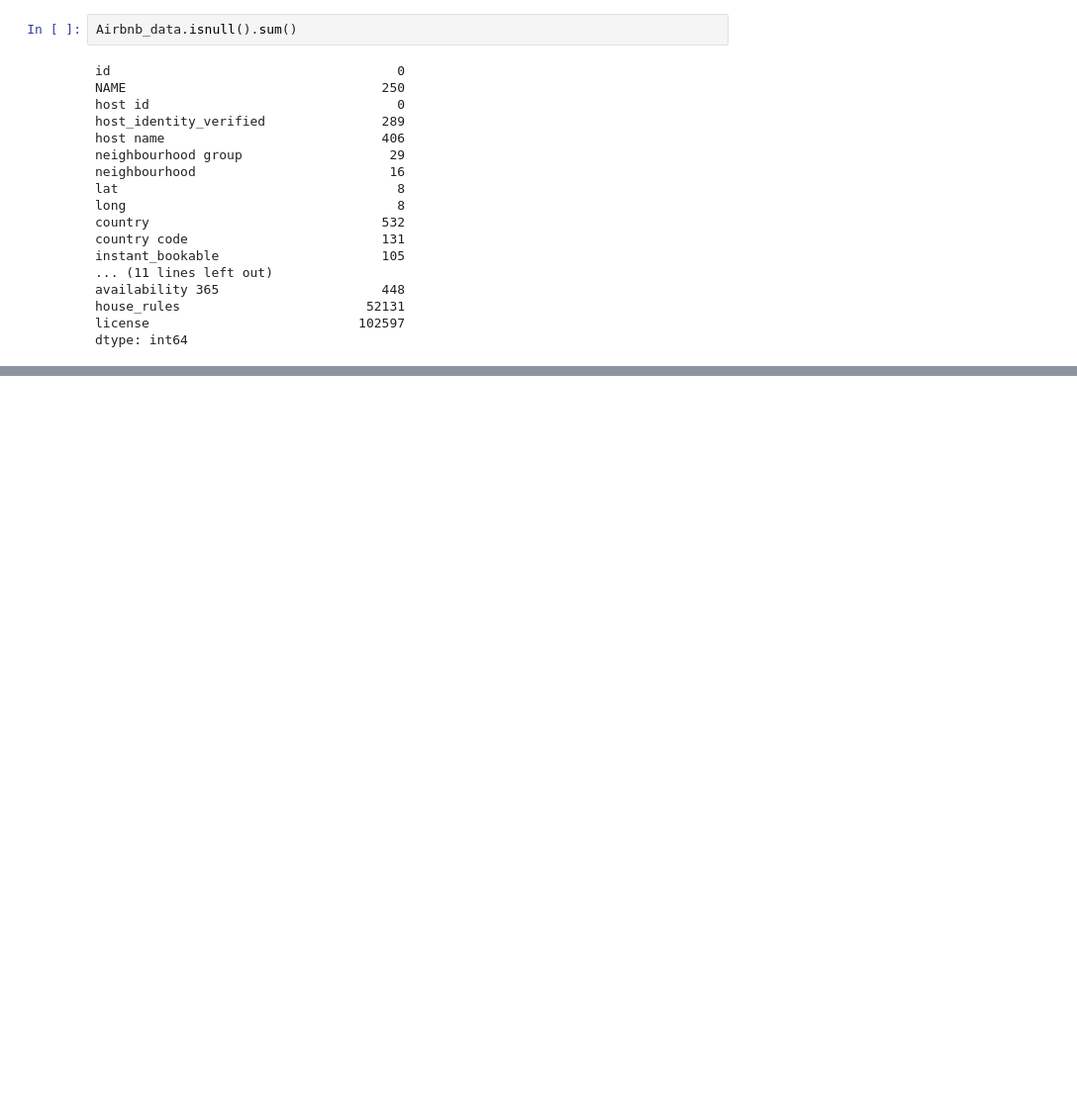
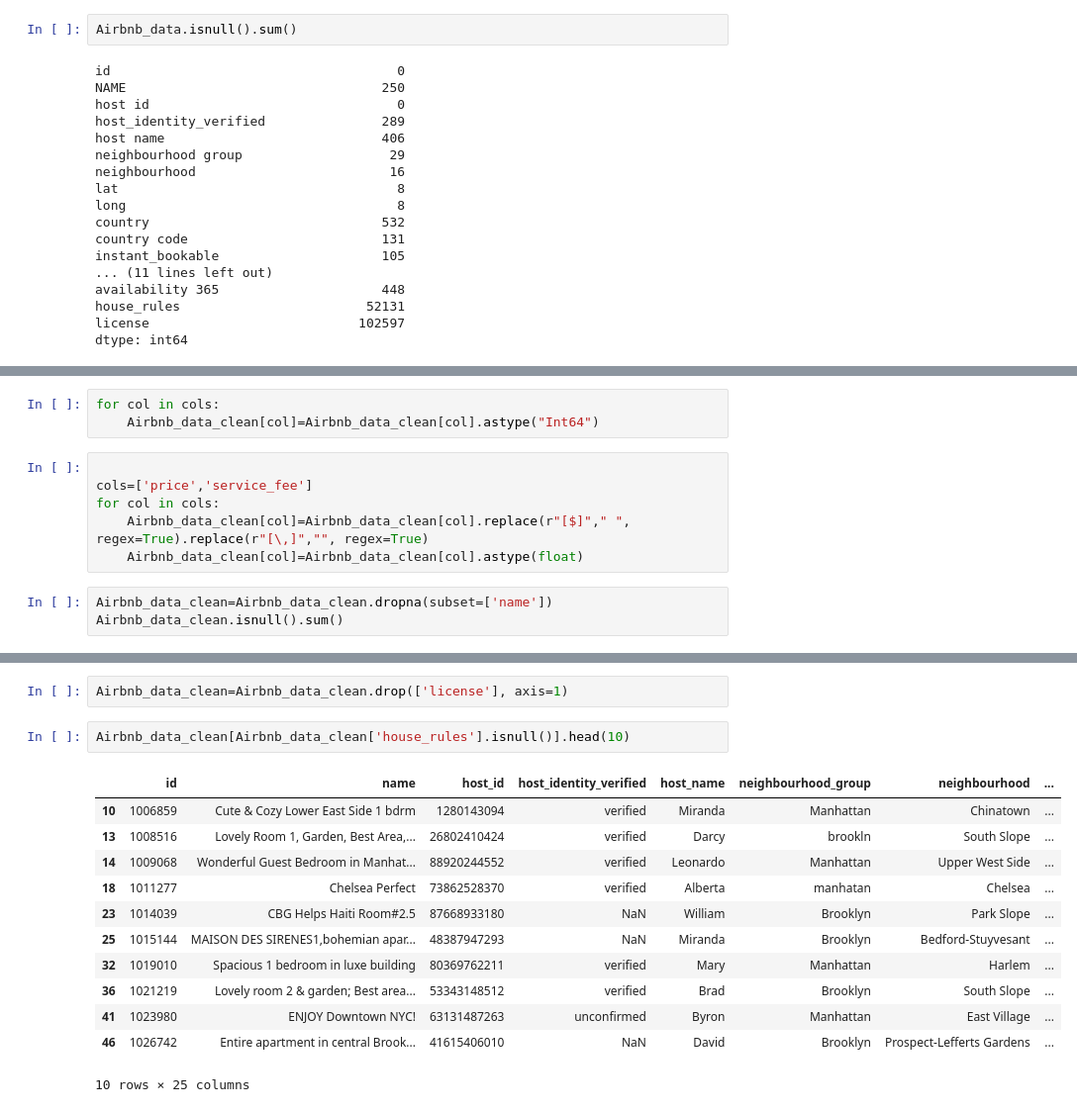
Before and after one commit to Solomon-hub23/data-science-project, a Jupyter notebook: data-cleaning/Project_1/Airbnb_project.ipynb, the cells around one changed output, grey strips where cells are left out. Shown at 99% size. Cells and saved outputs as stored; diff of their text form; blank space fills up the shorter version.

```diff
--- a/data-cleaning/Project_1/Airbnb_project.ipynb
+++ b/data-cleaning/Project_1/Airbnb_project.ipynb
@@ -102,0 +174,12 @@ Index(['id', 'name', 'host_id', 'host_identity_verified', 'host_name',
+# %%
+for col in cols:
+    Airbnb_data_clean[col]=Airbnb_data_clean[col].astype("Int64")
+# %%
+
+cols=['price','service_fee']
+for col in cols:
+    Airbnb_data_clean[col]=Airbnb_data_clean[col].replace(r"[$]"," ", regex=True).replace(r"[\,]","", regex=True)
+    Airbnb_data_clean[col]=Airbnb_data_clean[col].astype(float)
+# %%
+Airbnb_data_clean=Airbnb_data_clean.dropna(subset=['name'])
+Airbnb_data_clean.isnull().sum()
@@ -102,0 +225,17 @@ Index(['id', 'name', 'host_id', 'host_identity_verified', 'host_name',
+# %%
+Airbnb_data_clean=Airbnb_data_clean.drop(['license'], axis=1)
+# %%
+Airbnb_data_clean[Airbnb_data_clean['house_rules'].isnull()].head(10)
+# %% [output]
+|  | id | name | host_id | host_identity_verified | host_name | neighbourhood_group | neighbourhood | ... |
+| 10 | 1006859 | Cute & Cozy Lower East Side 1 bdrm | 1280143094 | verified | Miranda | Manhattan | Chinatown | ... |
+| 13 | 1008516 | Lovely Room 1, Garden, Best Area,... | 26802410424 | verified | Darcy | brookln | South Slope | ... |
+| 14 | 1009068 | Wonderful Guest Bedroom in Manhat... | 88920244552 | verified | Leonardo | Manhattan | Upper West Side | ... |
+| 18 | 1011277 | Chelsea Perfect | 73862528370 | verified | Alberta | manhatan | Chelsea | ... |
+| 23 | 1014039 | CBG Helps Haiti Room#2.5 | 87668933180 | NaN | William | Brooklyn | Park Slope | ... |
+| 25 | 1015144 | MAISON DES SIRENES1,bohemian apar... | 48387947293 | NaN | Miranda | Brooklyn | Bedford-Stuyvesant | ... |
+| 32 | 1019010 | Spacious 1 bedroom in luxe building | 80369762211 | verified | Mary | Manhattan | Harlem | ... |
+| 36 | 1021219 | Lovely room 2 & garden; Best area... | 53343148512 | verified | Brad | Brooklyn | South Slope | ... |
+| 41 | 1023980 | ENJOY Downtown NYC! | 63131487263 | unconfirmed | Byron | Manhattan | East Village | ... |
+| 46 | 1026742 | Entire apartment in central Brook... | 41615406010 | NaN | David | Brooklyn | Prospect-Lefferts Gardens | ... |
+10 rows × 25 columns
```
Also changed, not shown: parts of 11 cells of this notebook.
